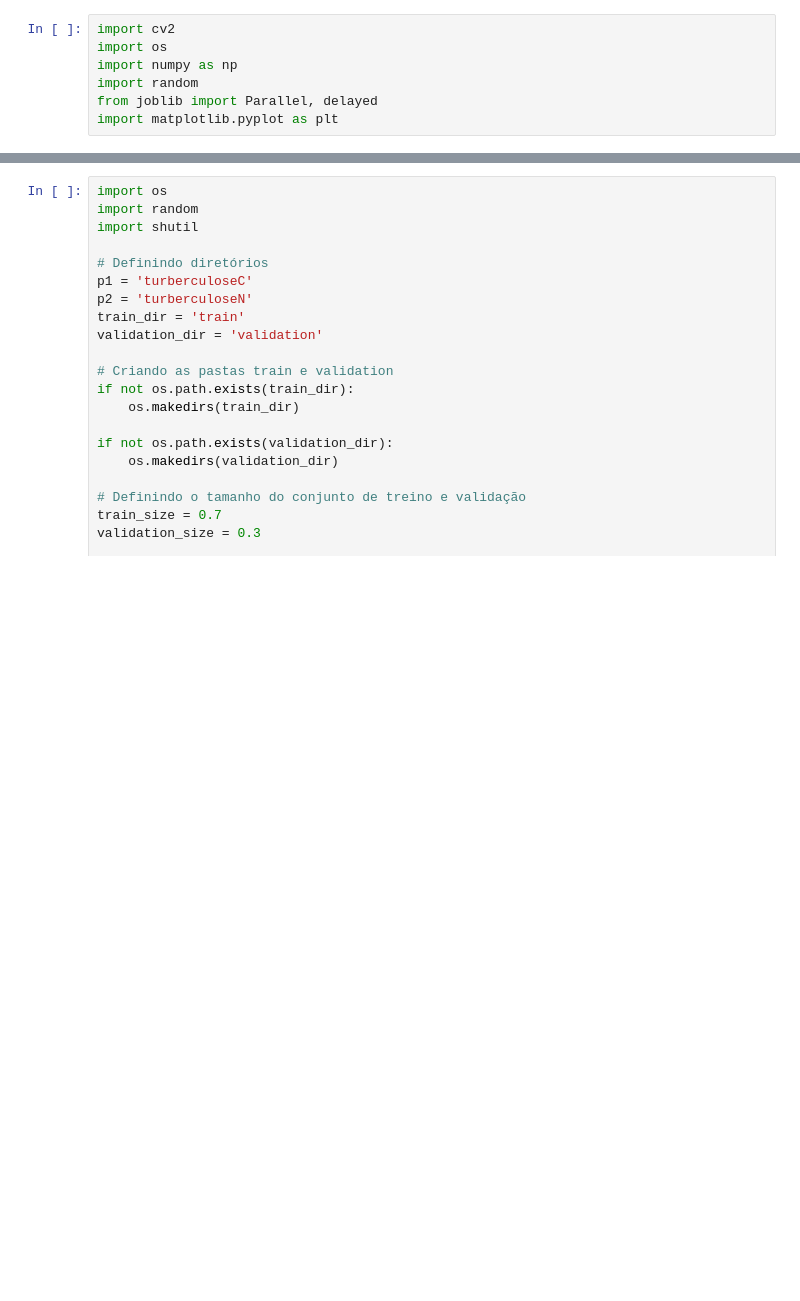
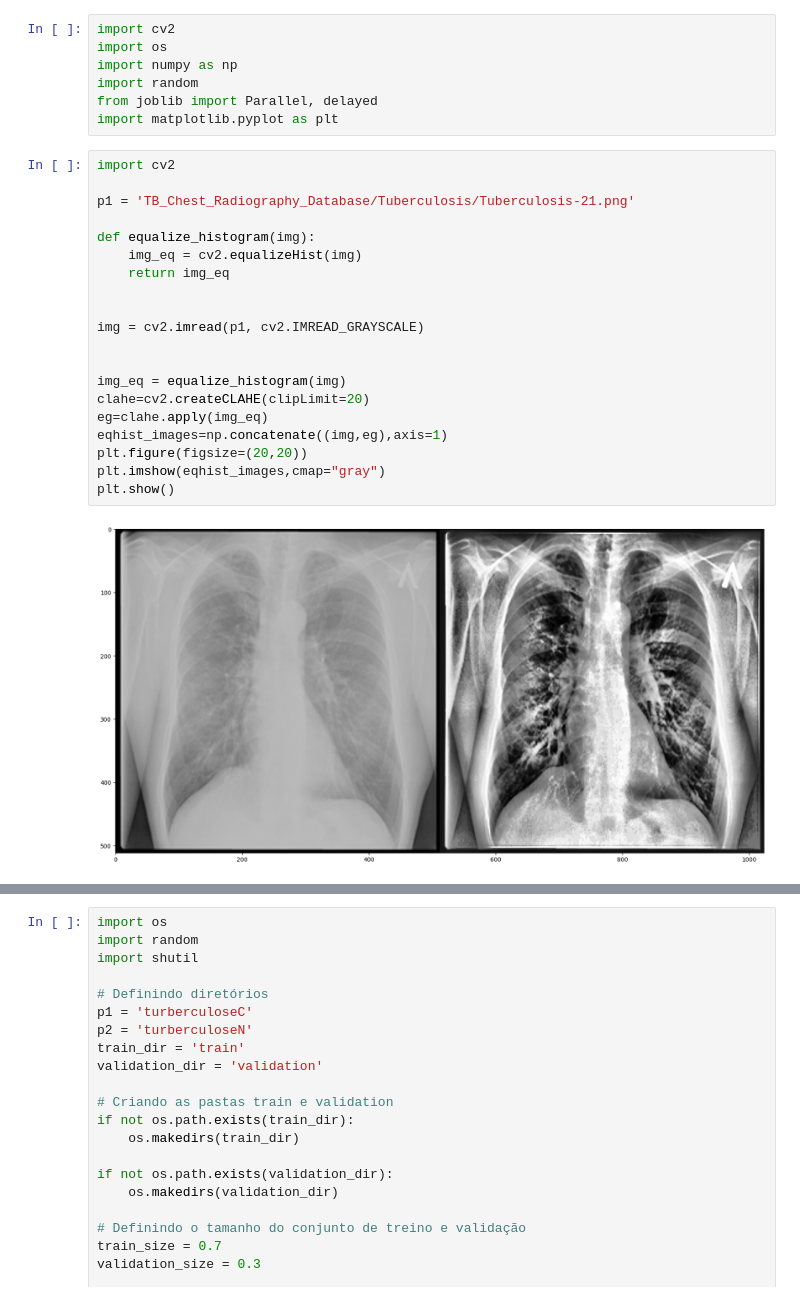
Before and after one commit to FelipeN21/TI-VI, a Jupyter notebook: Backend/segm.ipynb, the cells around one changed output, grey strips where cells are left out. Cells and saved outputs as stored; diff of their text form; blank space fills up the shorter version.

```diff
--- a/Backend/segm.ipynb
+++ b/Backend/segm.ipynb
@@ -5,3 +5,25 @@ import numpy as np
 import random
 from joblib import Parallel, delayed
 import matplotlib.pyplot as plt
+# %%
+import cv2
+
+p1 = 'TB_Chest_Radiography_Database/Tuberculosis/Tuberculosis-21.png'
+
+def equalize_histogram(img):
+    img_eq = cv2.equalizeHist(img)
+    return img_eq
+
+
+img = cv2.imread(p1, cv2.IMREAD_GRAYSCALE)
+
+
+img_eq = equalize_histogram(img)
+clahe=cv2.createCLAHE(clipLimit=20)
+eg=clahe.apply(img_eq)
+eqhist_images=np.concatenate((img,eg),axis=1)
+plt.figure(figsize=(20,20))
+plt.imshow(eqhist_images,cmap="gray")
+plt.show()
+# %% [output]
+[figure, added]
```
Also changed, not shown: parts of 6 cells of this notebook, 1 other file.
